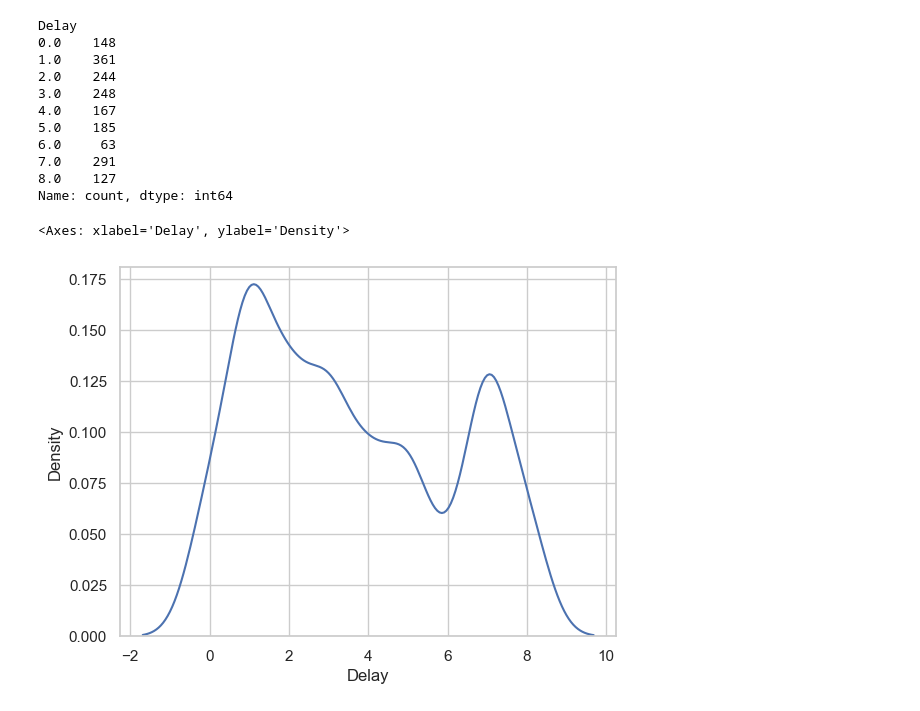
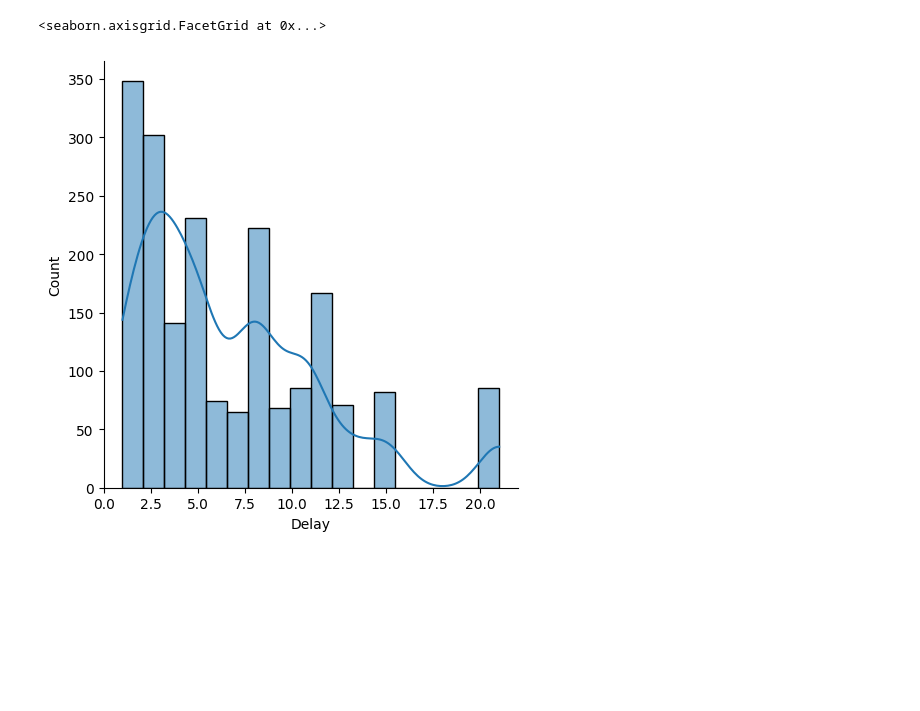
Before and after one commit to radicu/method, a Jupyter notebook: main.ipynb, the cells around one changed output. Drawn from its saved outputs; the diff is of its cells as text; code cells hidden in the pictures; blank space fills up the shorter version.

Commit message:
add 30 project data, ensemble model

```diff
--- a/main.ipynb
+++ b/main.ipynb
@@ -10,15 +12,12 @@ from sklearn.preprocessing import StandardScaler
 from sklearn.tree import DecisionTreeRegressor, plot_tree
 from sklearn.metrics import mean_squared_error, mean_absolute_error
 # %%
-tasks = pd.read_csv('data/task_report_30_3.csv')
+tasks = pd.read_csv('data/task_report_30_4.csv')
 task_detail = pd.read_csv('data/task_30.csv')
-projects = pd.read_csv('data/project_report_30_3.csv')
+projects = pd.read_csv('data/project_report_30_4.csv')
 project_detail = pd.read_csv('data/project_30.csv')
-# %%
-def isWeekend(date):
-    return date.weekday() >= 5
 # %%
-projects['Progress'] = projects['Completedtask']/projects['TotalTask']*100
+projects['Progress'] = projects['CompletedTask']/projects['TotalTask']*100
 
 projects['Date'] = pd.to_datetime(projects['Date'])
 projects['StartDate'] = pd.to_datetime(projects['StartDate'])
@@ -53,19 +52,5 @@ projects_df.corr()[target].abs().sort_values(ascending=False).iloc[1:].plot(kind
-# %%
-projects_df['Delay'].value_counts().sort_index()
-# %% [output]
-Delay
-0.0    148
-1.0    361
-2.0    244
-3.0    248
-4.0    167
-5.0    185
-6.0     63
-7.0    291
-8.0    127
-Name: count, dtype: int64
 # %%
-sns.kdeplot(projects_df['Delay'])
+sns.displot(projects_df['Delay'], kde=True)
 # %% [output]
-<Axes: xlabel='Delay', ylabel='Density'>
+<seaborn.axisgrid.FacetGrid at 0x...>
-[figure, old version]
+[figure, new version]
```
Also changed, not shown: parts of 11 cells of this notebook, 17 other files.
